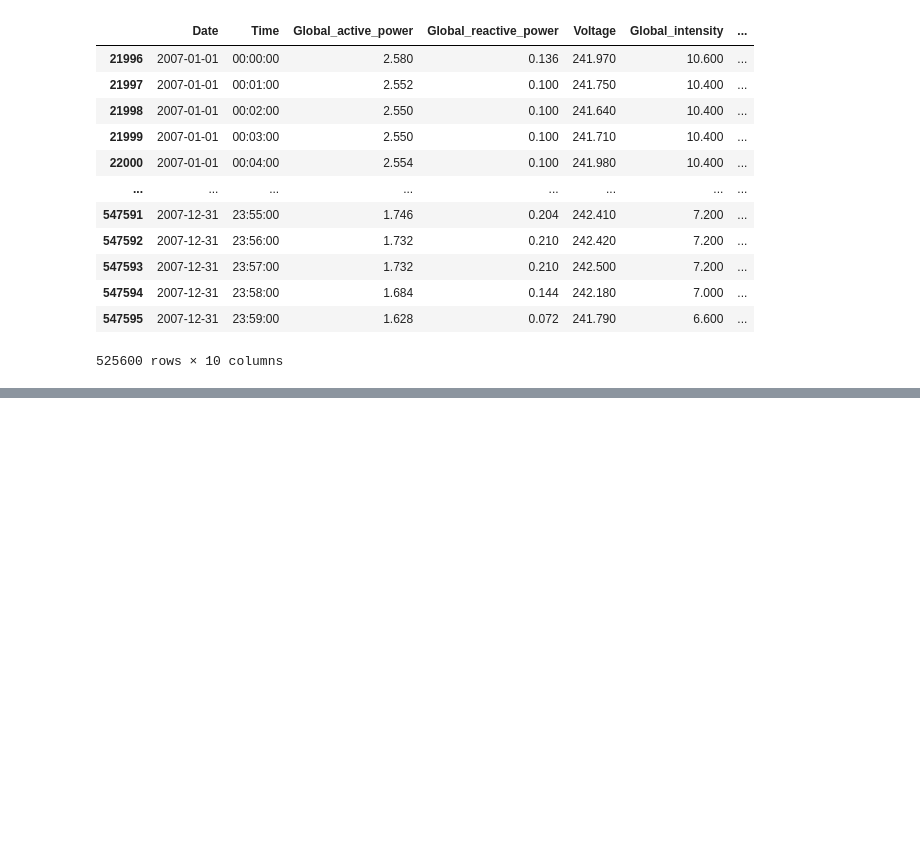
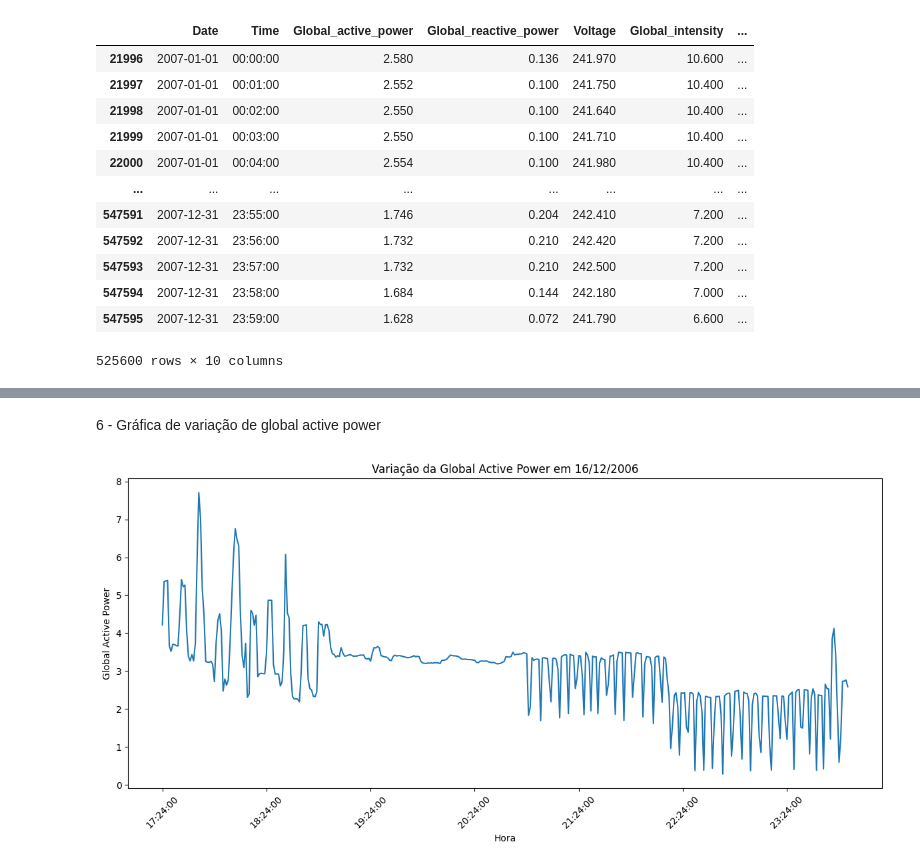
Before and after one commit to NathanMagno/energy-consumers-data, a Jupyter notebook: cp04.ipynb, the cells around one changed output, grey strips where cells are left out. Drawn from its saved outputs; the diff is of its cells as text; code cells hidden in the pictures; blank space fills up the shorter version.

Commit message:
feat: variation´s graphic generated using seaborn

```diff
--- a/cp04.ipynb
+++ b/cp04.ipynb
@@ -86,0 +145,19 @@ memory usage: 158.3+ MB
+# %% [markdown]
+6 - Gráfica de variação de global active power
+# %%
+# Gerar um gráfico de linha com seaborn que mostra a variação da feature Global_ative_power em um único dia
+import matplotlib.pyplot as plt
+
+first_day = df['Date'].min()
+df_one_day = df[df['Date'] == first_day]
+
+plt.figure(figsize=(12, 6))
+sb.lineplot(data=df_one_day, x='Time', y='Global_active_power')
+plt.title(f'Variação da Global Active Power em {first_day.strftime("%d/%m/%Y")}')
+plt.xlabel('Hora')
+plt.ylabel('Global Active Power')
+plt.xticks(df_one_day['Time'][::60], rotation=45) # Show ticks every 60 minutes
+plt.tight_layout()
+plt.show()
+# %% [output]
+[figure, added]
```
Also changed, not shown: parts of 4 cells of this notebook.
